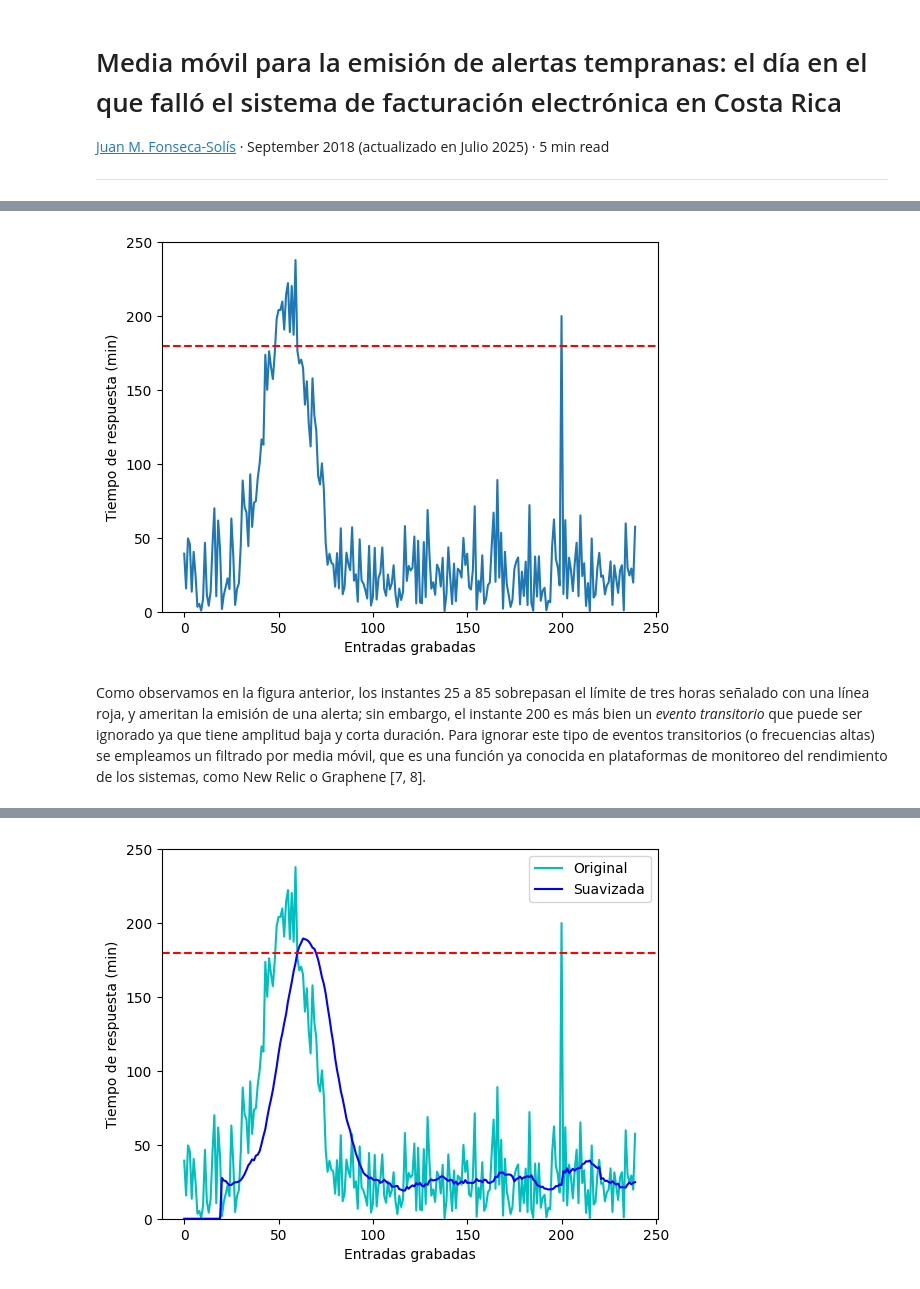
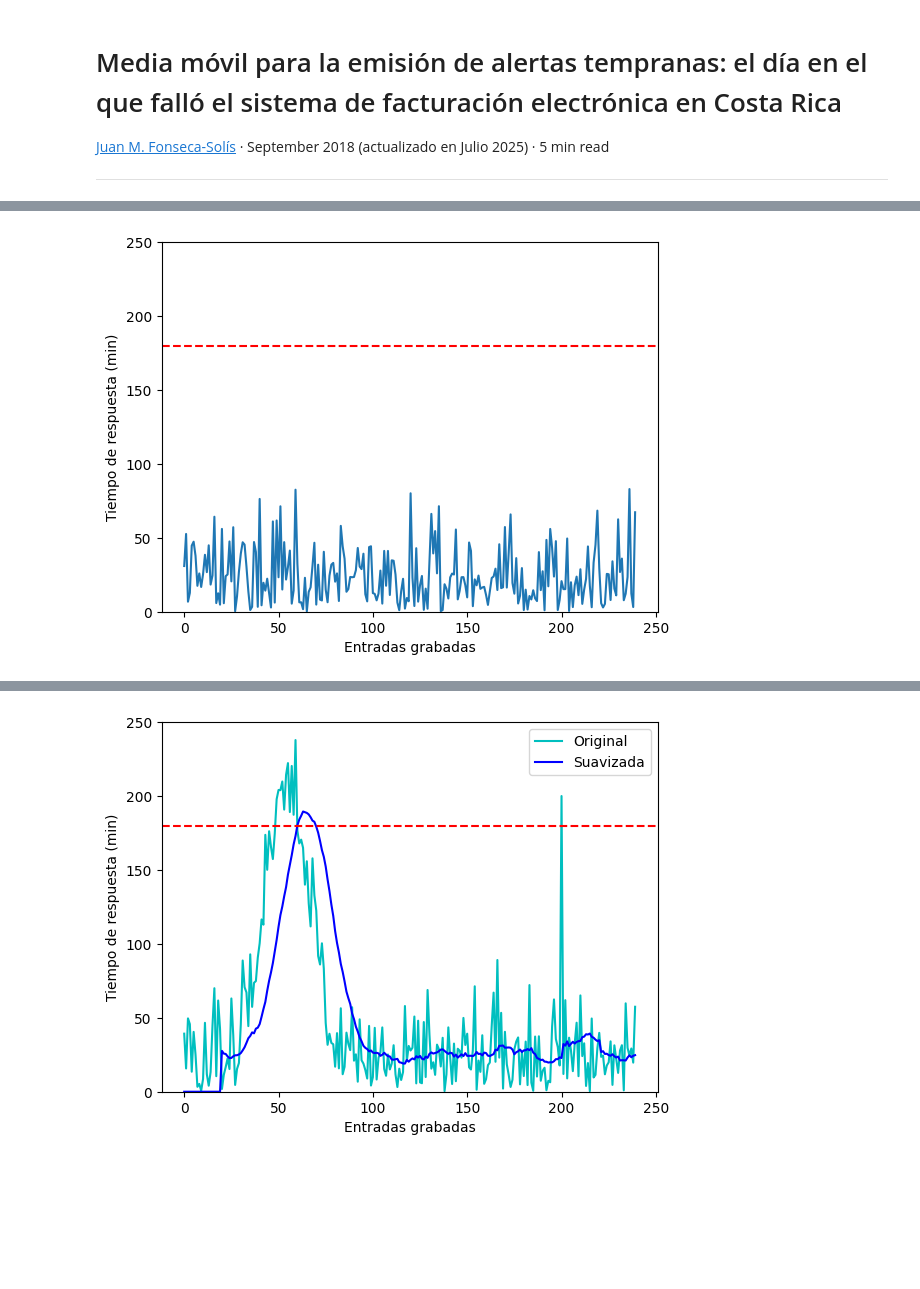
Before and after one commit to juanfonsecasolis/juanfonsecasolis.github.io, a Jupyter notebook: blog/ipynb/JFonseca.suavizadoTraficoServidorWeb.ipynb, the cells around one changed output, grey strips where cells are left out. Saved outputs shown, nothing was run; the diff lists cells and outputs as text; code cells hidden in the pictures; blank space fills up the shorter version.

```diff
--- a/blog/ipynb/JFonseca.suavizadoTraficoServidorWeb.ipynb
+++ b/blog/ipynb/JFonseca.suavizadoTraficoServidorWeb.ipynb
@@ -21,25 +19,21 @@ Podemos simular un ejemplo de tiempos de respuesta de aprobación de tiquete ele
 # %%
 import matplotlib.pylab as plt
 import numpy as np;
+
+def graficar_senial(x):
+    plt.figure()
+    plt.plot(x,'tab:blue')
+    plt.axhline(y=180, color='r', linestyle='--')
+    plt.ylim([0, 250])
+    plt.xlabel('Entradas grabadas')
+    plt.ylabel('Tiempo de respuesta (min)')
+    plt.show()
 
 Ts = 5.0*60.0 # periodo de muestreo (en segundos)
 D = 20*60.0*60.0 # duración de la señal (en segundos)
 N = int(D/Ts)
 mu, sigma = 5, 30
 x = np.abs(np.random.normal(mu, sigma, N))
-
-n0=25
-x[n0:n0+60] += 180*np.hanning(60)
-x[200] = 200
-
-plt.figure()
-plt.plot(x,'tab:blue')
-plt.axhline(y=180, color='r', linestyle='--')
-plt.ylim([0, 250])
-plt.xlabel('Entradas grabadas')
-plt.ylabel('Tiempo de respuesta (min)')
-plt.show()
+graficar_senial(x)
 # %% [output]
-[figure, old version]
+[figure, new version]
-# %% [markdown]
-Como observamos en la figura anterior, los instantes 25 a 85 sobrepasan el límite de tres horas señalado con una línea roja, y ameritan la emisión de una alerta; sin embargo, el instante 200 es más bien un *evento transitorio* que puede ser ignorado ya que tiene amplitud baja y corta duración. Para ignorar este tipo de eventos transitorios (o frecuencias altas) se empleamos un filtrado por media móvil, que es una función ya conocida en plataformas de monitoreo del rendimiento de los sistemas, como New Relic o Graphene [7, 8].
```
Also changed, not shown: parts of 10 cells of this notebook, 3 other files.
